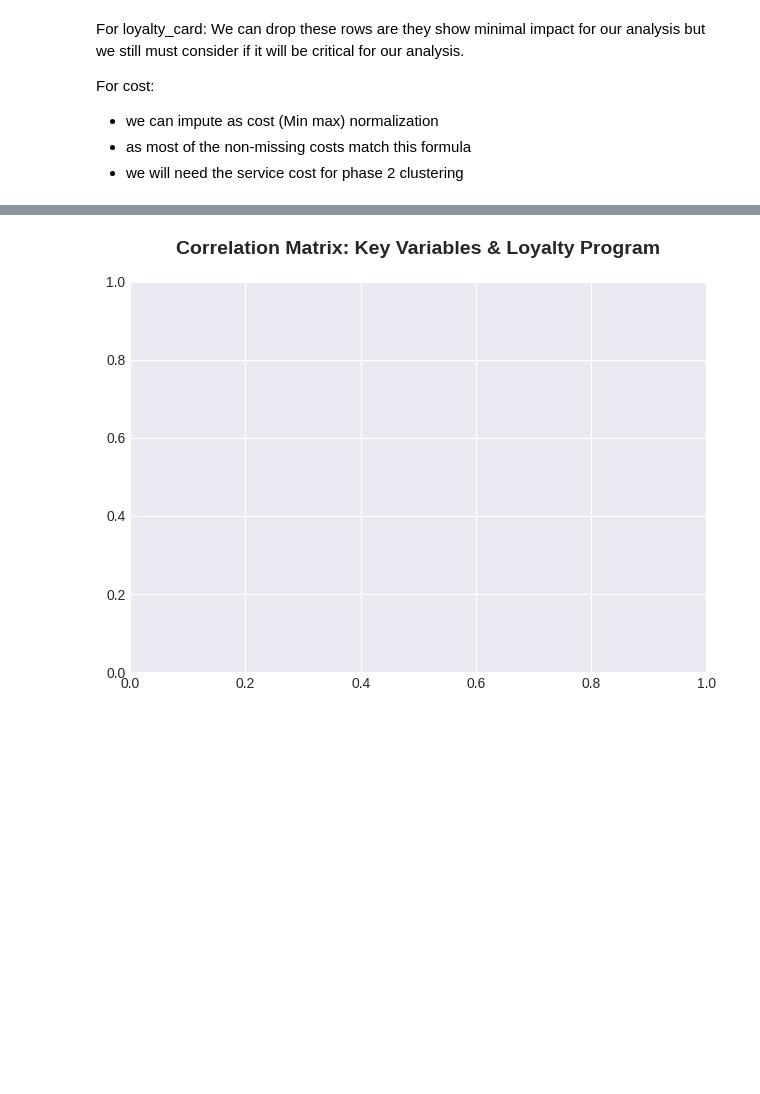
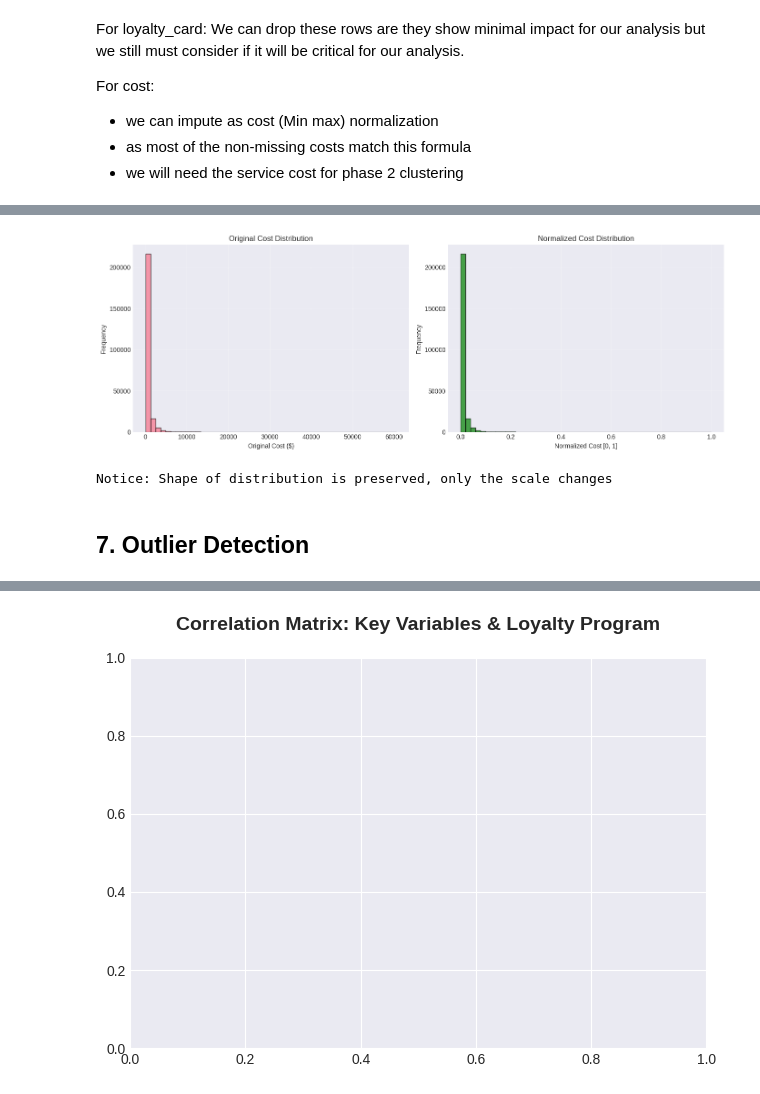
Before and after one commit to rbrabusa/cmpt3830_alpaca, a Jupyter notebook: cmpt3830_phase_1_go_auto.ipynb, the cells around one changed output, grey strips where cells are left out. Saved outputs shown, nothing was run; the diff lists cells and outputs as text; code cells hidden in the pictures; blank space fills up the shorter version.

Commit message:
Added Duplicates, Missing Values, Data Types Strategies Added Feature engineering Added Outlier Detection Added Correlation Analysis Added exporting clean data

```diff
--- a/cmpt3830_phase_1_go_auto.ipynb
+++ b/cmpt3830_phase_1_go_auto.ipynb
@@ -274,0 +729,29 @@ dtype: object
+# %%
+# visualize the normalization effect
+import matplotlib.pyplot as plt
+
+fig, axes = plt.subplots(1, 2, figsize=(14, 5))
+
+# original distribution
+axes[0].hist(df['cost_avg'].dropna(), bins=50, edgecolor='black', alpha=0.7)
+axes[0].set_xlabel('Original Cost ($)')
+axes[0].set_ylabel('Frequency')
+axes[0].set_title('Original Cost Distribution')
+axes[0].grid(True, alpha=0.3)
+
+# normalized distribution
+axes[1].hist(df['cost_normalized'].dropna(), bins=50, edgecolor='black', alpha=0.7, color='green')
+axes[1].set_xlabel('Normalized Cost [0, 1]')
+axes[1].set_ylabel('Frequency')
+axes[1].set_title('Normalized Cost Distribution')
+axes[1].grid(True, alpha=0.3)
+
+plt.tight_layout()
+plt.show()
+
+print("Notice: Shape of distribution is preserved, only the scale changes")
+# %% [output]
+[figure, added]
+Notice: Shape of distribution is preserved, only the scale changes
+# %% [markdown]
+## 7. Outlier Detection
```
Also changed, not shown: parts of 43 cells of this notebook.
